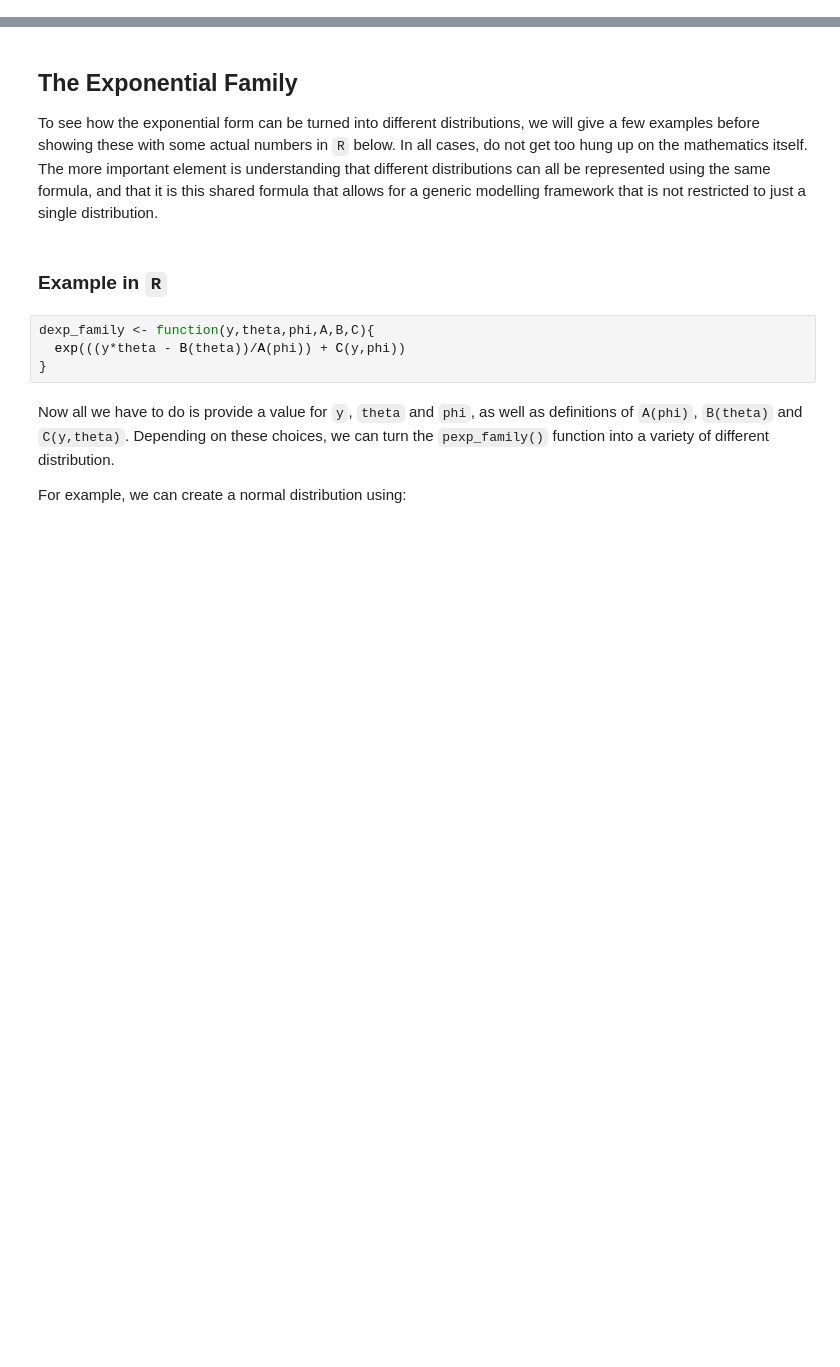
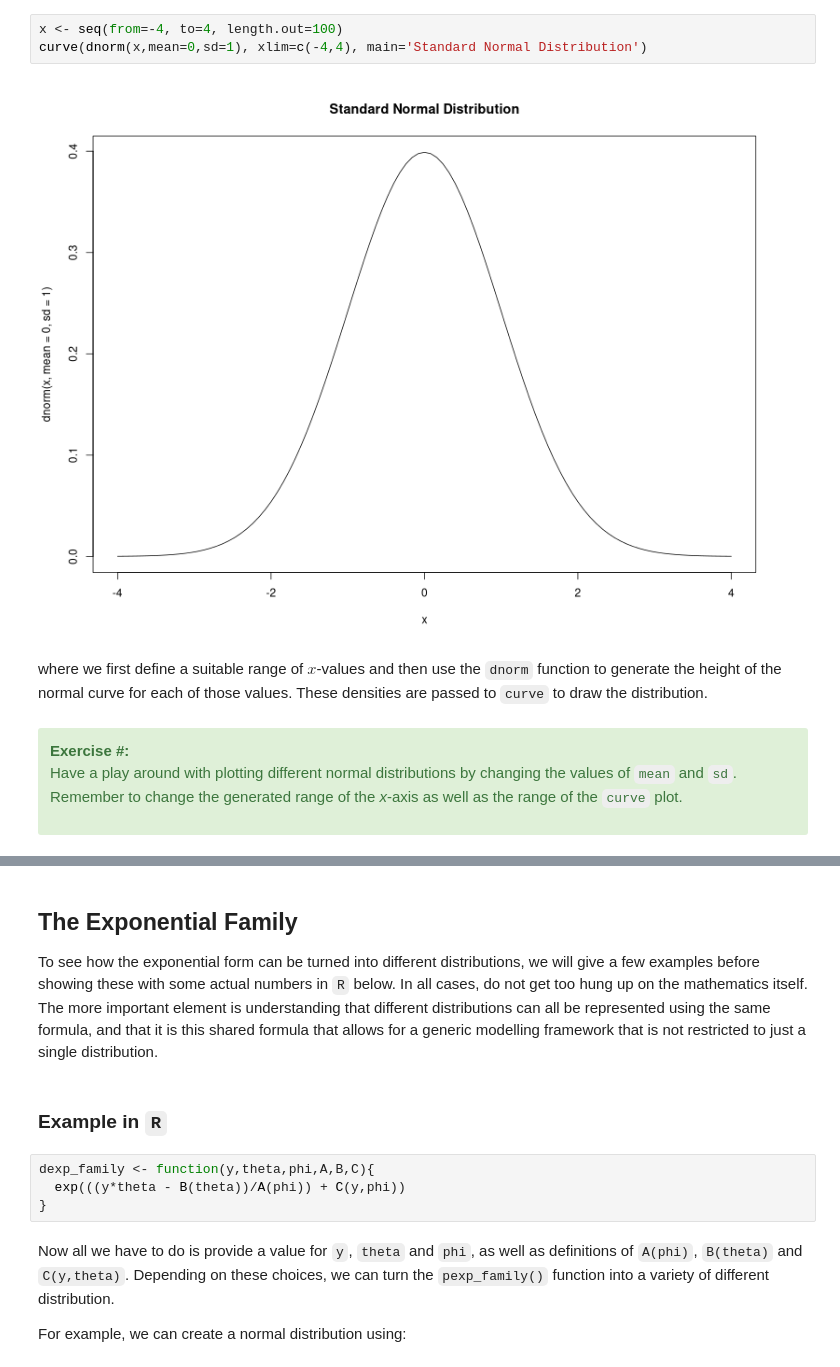
Before and after one commit to PCHN63112-Generalised-Linear-Mixed/extending-linear-models, a Jupyter notebook: workshop.ipynb, the cells around one changed output, grey strips where cells are left out. Cells and saved outputs as stored; diff of their text form; blank space fills up the shorter version.

```diff
--- a/workshop.ipynb
+++ b/workshop.ipynb
@@ -5,0 +38,12 @@ In the associated lesson, we introduced all the pieces needed to understand
+# %%
+x <- seq(from=-4, to=4, length.out=100)
+curve(dnorm(x,mean=0,sd=1), xlim=c(-4,4), main='Standard Normal Distribution')
+# %% [output]
+[figure, added]
+# %% [markdown]
+where we first define a suitable range of $x$-values and then use the `dnorm` function to generate the height of the normal curve for each of those values. These densities are passed to `curve` to draw the distribution.
+# %% [markdown]
+<div class="alert alert-block alert-success"><b>Exercise #:</b>
+
+Have a play around with plotting different normal distributions by changing the values of <code>mean</code> and <code>sd</code>. Remember to change the generated range of the <i>x</i>-axis as well as the range of the <code>curve</code> plot.
+</div>
```
Also changed, not shown: parts of 17 cells of this notebook, 1 other file.
